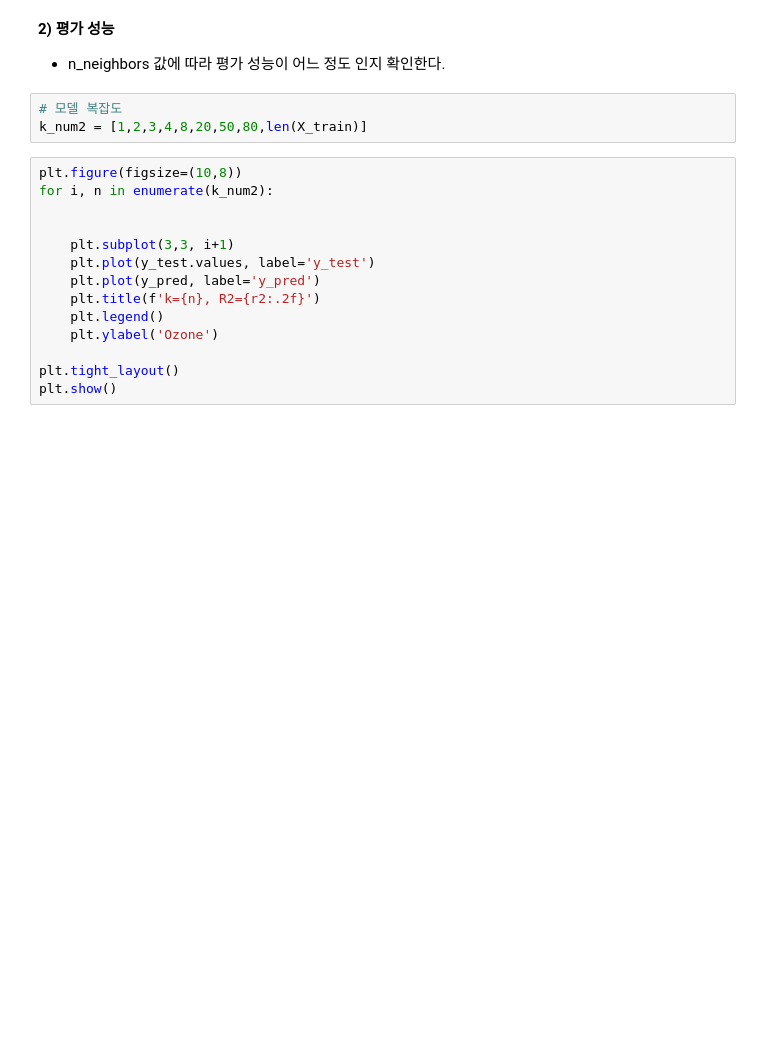
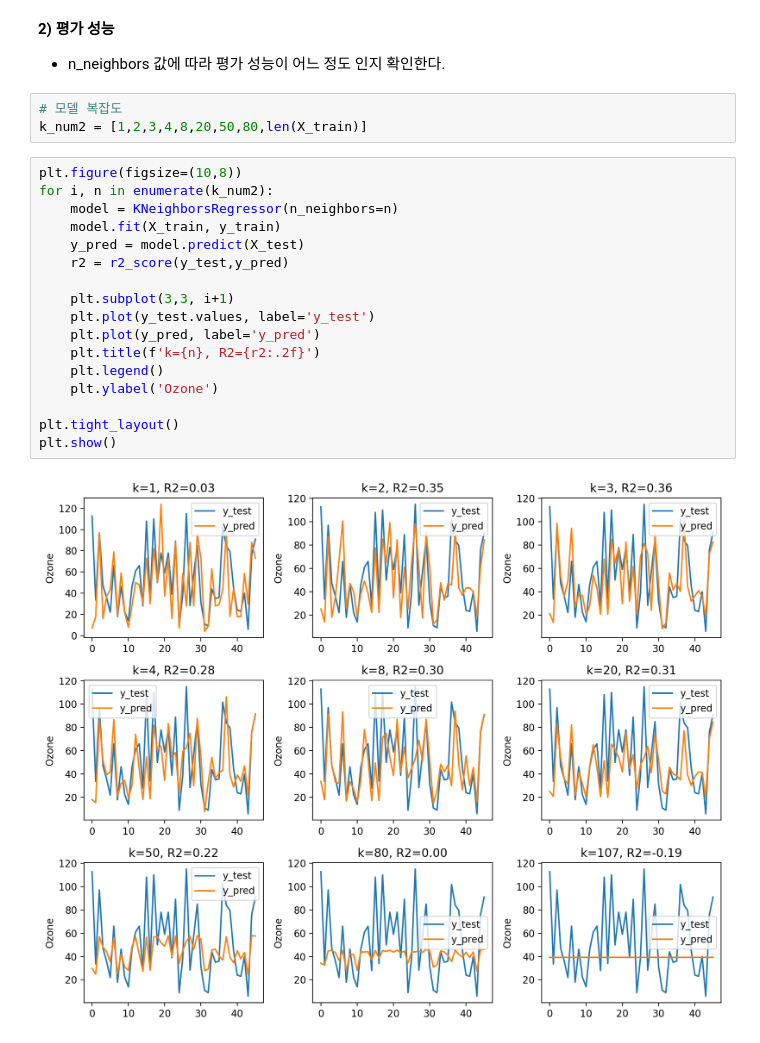
Before and after one commit to jexists/sk_network, a Jupyter notebook: 08.machine_learning/06_03_KNN복잡도/06_03_KNN복잡도.ipynb, the cells around one changed output. Drawn from its saved outputs; the diff is of its cells as text; blank space fills up the shorter version.

```diff
--- a/08.machine_learning/06_03_KNN복잡도/06_03_KNN복잡도.ipynb
+++ b/08.machine_learning/06_03_KNN복잡도/06_03_KNN복잡도.ipynb
@@ -125,14 +190,19 @@ k_num2 = [1,2,3,4,8,20,50,80,len(X_train)]
 # %%
 plt.figure(figsize=(10,8))
 for i, n in enumerate(k_num2):
-
+    model = KNeighborsRegressor(n_neighbors=n)
+    model.fit(X_train, y_train)
+    y_pred = model.predict(X_test)
+    r2 = r2_score(y_test,y_pred)
 
     plt.subplot(3,3, i+1)
     plt.plot(y_test.values, label='y_test')
     plt.plot(y_pred, label='y_pred')
     plt.title(f'k={n}, R2={r2:.2f}')
     plt.legend()
     plt.ylabel('Ozone')
 
 plt.tight_layout()
 plt.show()
+# %% [output]
+[figure, added]
```
Also changed, not shown: parts of 11 cells of this notebook, 2 other files.
